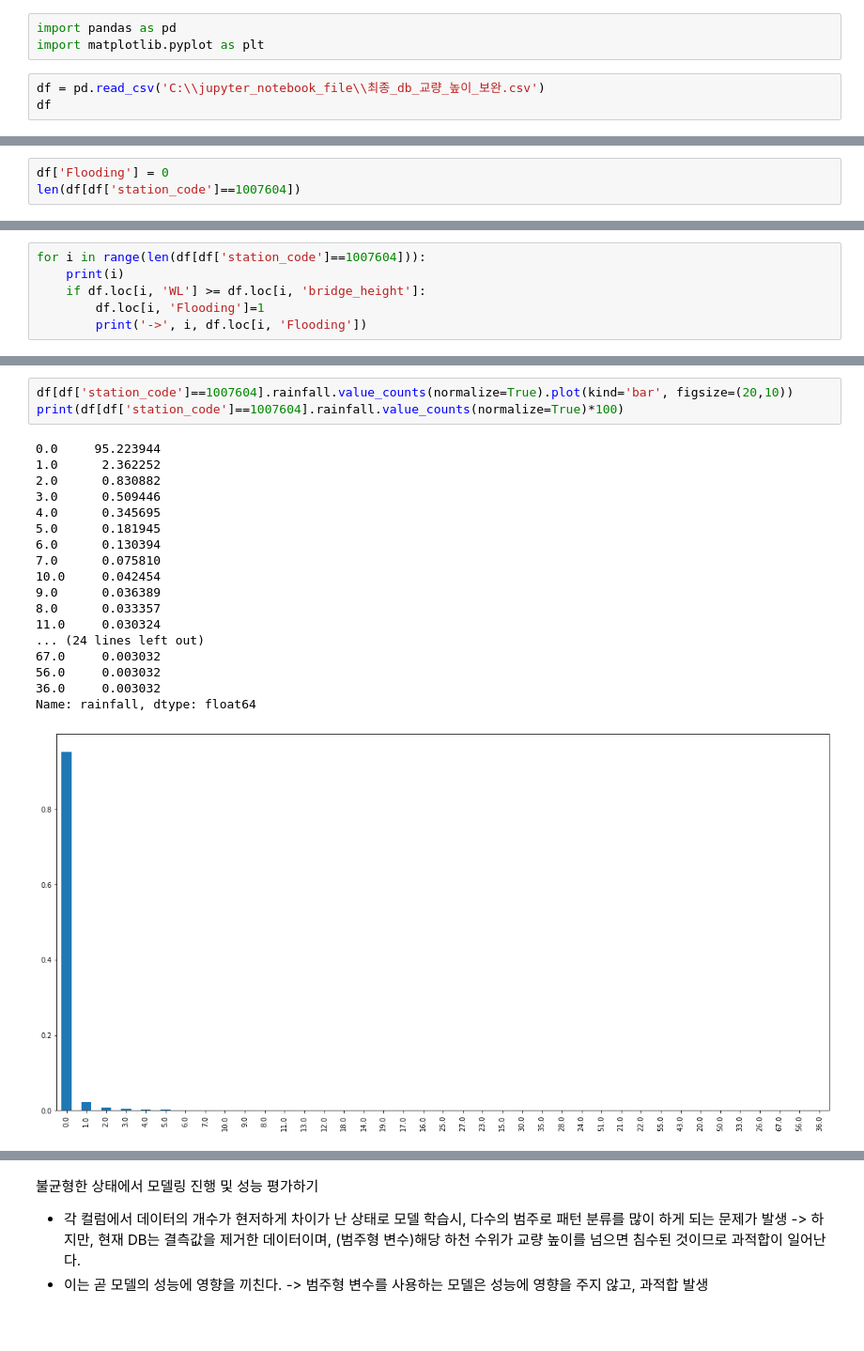
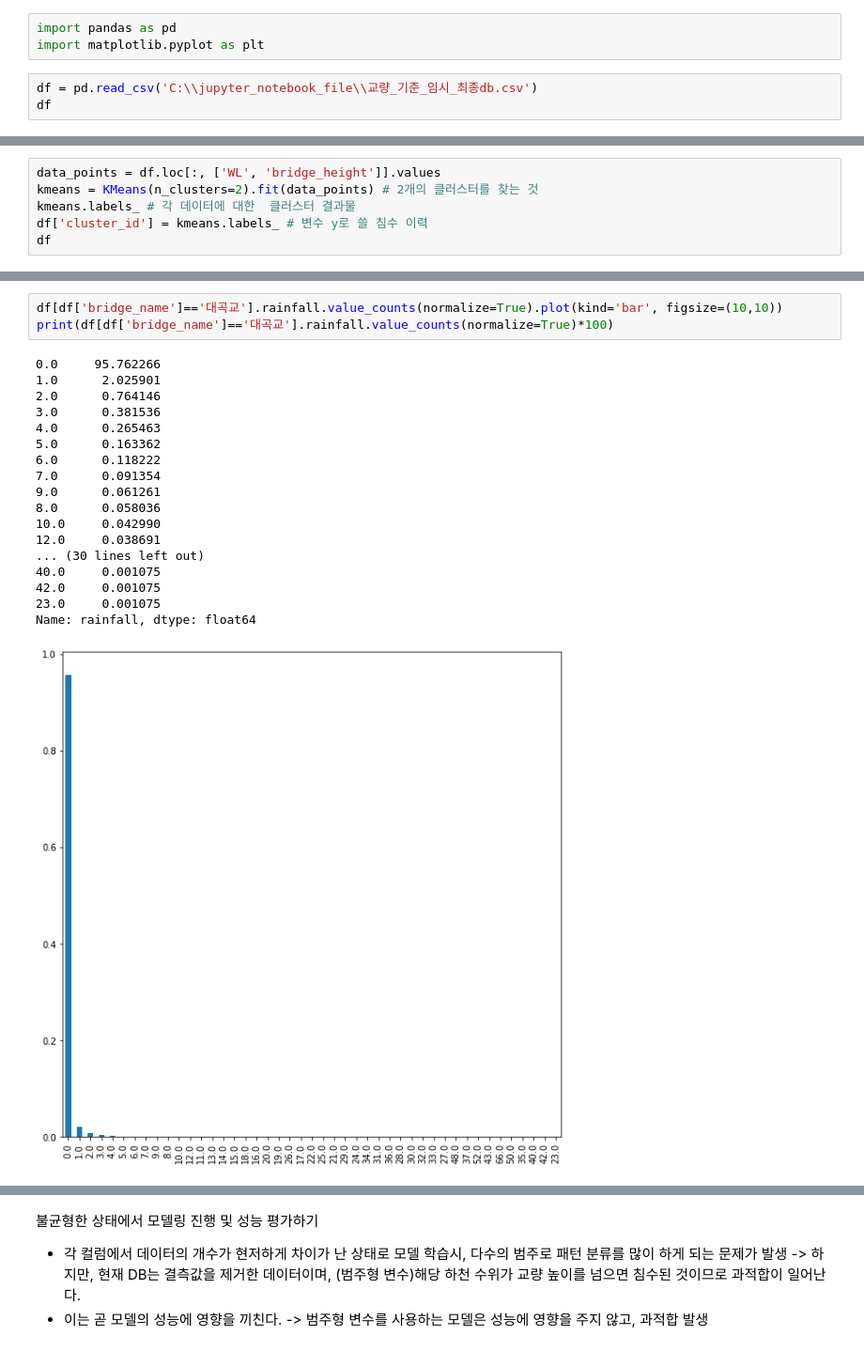
Before and after one commit to bigdata-course-KU-team11/Data_collection, a Jupyter notebook: EDA/오버샘플링 처리 모델 비교.ipynb, the cells around one changed output, grey strips where cells are left out. Shown at 94% size. Saved outputs shown, nothing was run; the diff lists cells and outputs as text; blank space fills up the shorter version.

```diff
--- a/EDA/오버샘플링 처리 모델 비교.ipynb
+++ b/EDA/오버샘플링 처리 모델 비교.ipynb
@@ -2,6 +2,6 @@
 import pandas as pd
 import matplotlib.pyplot as plt
 # %%
-df = pd.read_csv('C:\\jupyter_notebook_file\\최종_db_교량_높이_보완.csv')
+df = pd.read_csv('C:\\jupyter_notebook_file\\교량_기준_임시_최종db.csv')
 df
 # %% [output]
@@ -36,0 +35,6 @@ df
+# %%
+data_points = df.loc[:, ['WL', 'bridge_height']].values
+kmeans = KMeans(n_clusters=2).fit(data_points) # 2개의 클러스터를 찾는 것
+kmeans.labels_ # 각 데이터에 대한  클러스터 결과물
+df['cluster_id'] = kmeans.labels_ # 변수 y로 쓸 침수 이력
+df
@@ -57,3 +76,0 @@ df[df['station_code']==1007604]
-# %%
-df['Flooding'] = 0
-len(df[df['station_code']==1007604])
@@ -62,6 +76,0 @@ len(df[df['station_code']==1007604])
-# %%
-for i in range(len(df[df['station_code']==1007604])):
-    print(i)
-    if df.loc[i, 'WL'] >= df.loc[i, 'bridge_height']:
-        df.loc[i, 'Flooding']=1
-        print('->', i, df.loc[i, 'Flooding'])
@@ -97,23 +85,23 @@ len(station_code_list)
 # %%
-df[df['station_code']==1007604].rainfall.value_counts(normalize=True).plot(kind='bar', figsize=(20,10))
-print(df[df['station_code']==1007604].rainfall.value_counts(normalize=True)*100)
+df[df['bridge_name']=='대곡교'].rainfall.value_counts(normalize=True).plot(kind='bar', figsize=(10,10))
+print(df[df['bridge_name']=='대곡교'].rainfall.value_counts(normalize=True)*100)
 # %% [output]
-0.0     95.223944
-1.0      2.362252
-2.0      0.830882
-3.0      0.509446
-4.0      0.345695
-5.0      0.181945
-6.0      0.130394
-7.0      0.075810
-10.0     0.042454
-9.0      0.036389
-8.0      0.033357
-11.0     0.030324
-... (24 lines left out)
-67.0     0.003032
-56.0     0.003032
-36.0     0.003032
+0.0     95.762266
+1.0      2.025901
+2.0      0.764146
+3.0      0.381536
+4.0      0.265463
+5.0      0.163362
+6.0      0.118222
+7.0      0.091354
+9.0      0.061261
+8.0      0.058036
+10.0     0.042990
+12.0     0.038691
+... (30 lines left out)
+40.0     0.001075
+42.0     0.001075
+23.0     0.001075
 Name: rainfall, dtype: float64
-[figure, old version]
+[figure, new version]
 # %%
```
Also changed, not shown: parts of 35 cells of this notebook.
